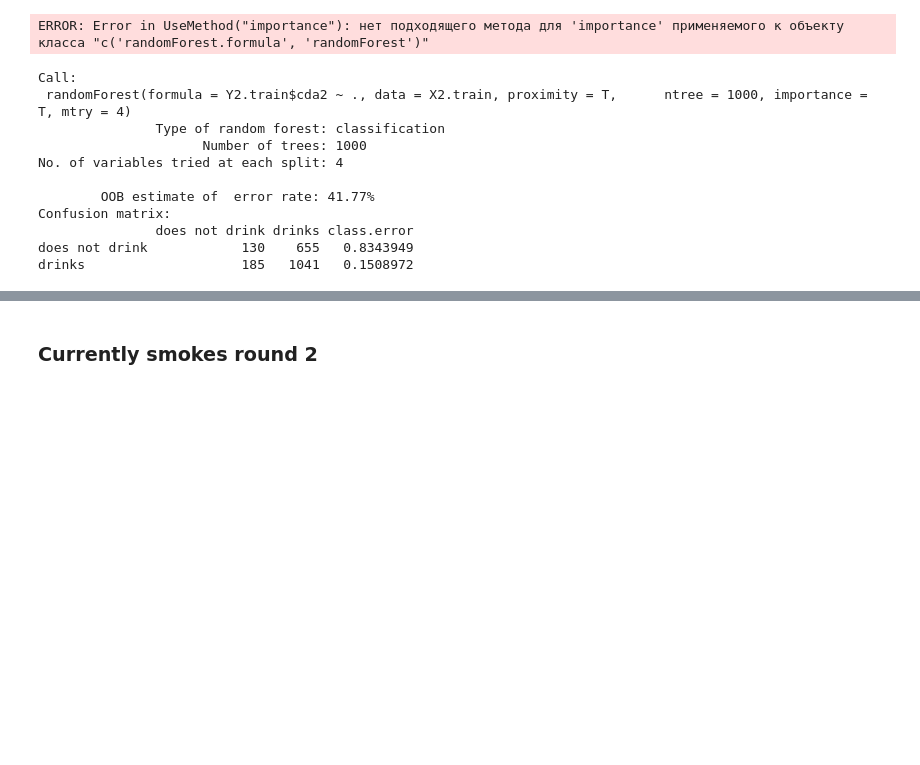
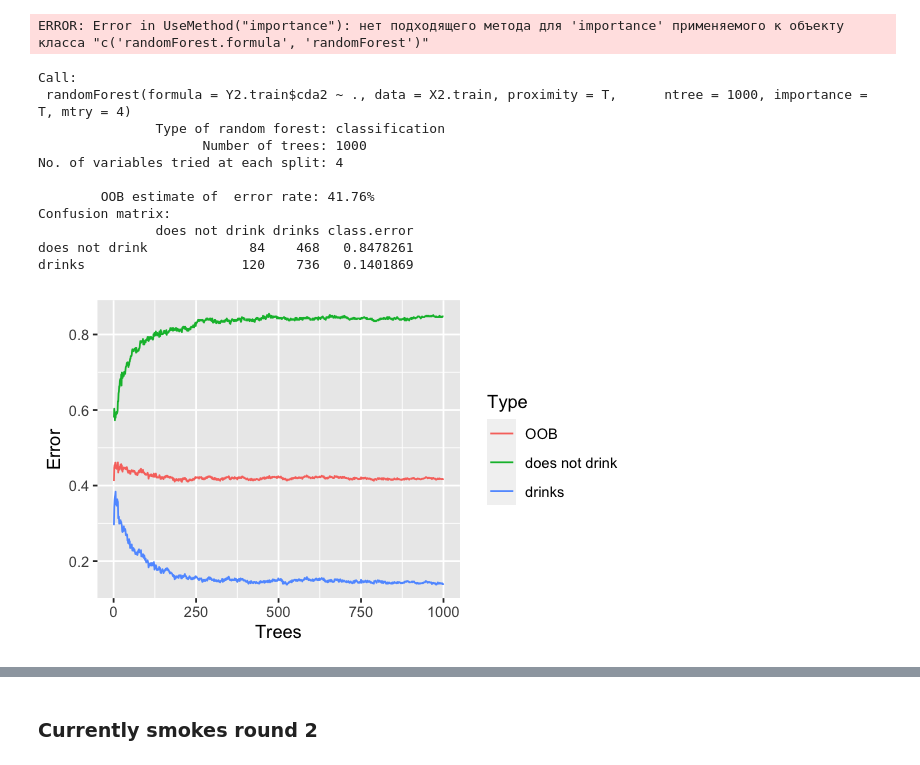
Before and after one commit to azhar27/CompStat, a Jupyter notebook: project.ipynb, the cells around one changed output, grey strips where cells are left out. Saved outputs shown, nothing was run; the diff lists cells and outputs as text; code cells hidden in the pictures; blank space fills up the shorter version.

```diff
--- a/project.ipynb
+++ b/project.ipynb
@@ -307,31 +171,25 @@ importance(rf.cda2)
 # %% [output]
 ERROR: Error in UseMethod("importance"): нет подходящего метода для 'importance' применяемого к объекту класса "c('randomForest.formula', 'randomForest')"
 # %%
-rff.cda2<-randomForest(formula=Y2.train$cda2~., data=X2.train,proximity=T, ntree=1000, importance=T, mtry=4)
-#,mtry=3,
+source('auxiliary/cda22.R')
 rff.cda2
 
-#To see if 1000 trees is enough for optimal classification, we can plot the error rates
-#oob.error.data<-data.frame(
-#    Trees=rep(1:nrow(rff.cda2$err.rate), times=3),
-#    Type=rep(c("OOB", "does not drink", "drinks"), each=nrow(rff.cda2$err.rate)),
-#    Error=c(rff.cda2$err.rate[,"OOB"],
-#           rff.cda2$err.rate[,"does not drink"],
-#           rff.cda2$err.rate[,'drinks']))
-#ggplot(data=oob.error.data, aes(x=Trees, y=Error)) + geom_line(aes(color=Type))
-#options(repr.plot.width=5, repr.plot.height=3.1)
+#To see if 1000 trees is enough for optimal classification, we can plot the error rates for ntree=1000
+ggplot(data=oob.error.data, aes(x=Trees, y=Error)) + geom_line(aes(color=Type))
+options(repr.plot.width=5, repr.plot.height=3.1)
 # %% [output]
 Call:
  randomForest(formula = Y2.train$cda2 ~ ., data = X2.train, proximity = T,      ntree = 1000, importance = T, mtry = 4)
                Type of random forest: classification
                      Number of trees: 1000
 No. of variables tried at each split: 4
 
-        OOB estimate of  error rate: 41.77%
+        OOB estimate of  error rate: 41.76%
 Confusion matrix:
                does not drink drinks class.error
-does not drink            130    655   0.8343949
-drinks                    185   1041   0.1508972
+does not drink             84    468   0.8478261
+drinks                    120    736   0.1401869
+[figure, added]
 # %%
 ## adding more trees did not help
 # %%
```
Also changed, not shown: parts of 23 cells of this notebook, 5 other files.
